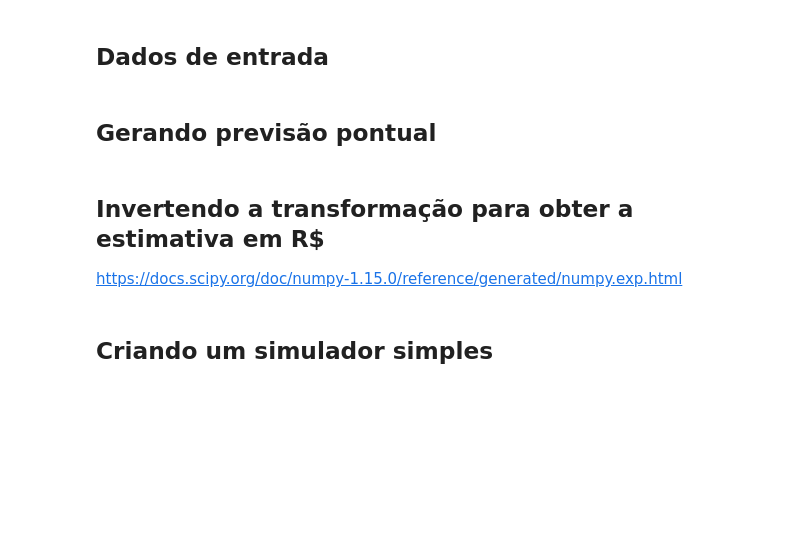
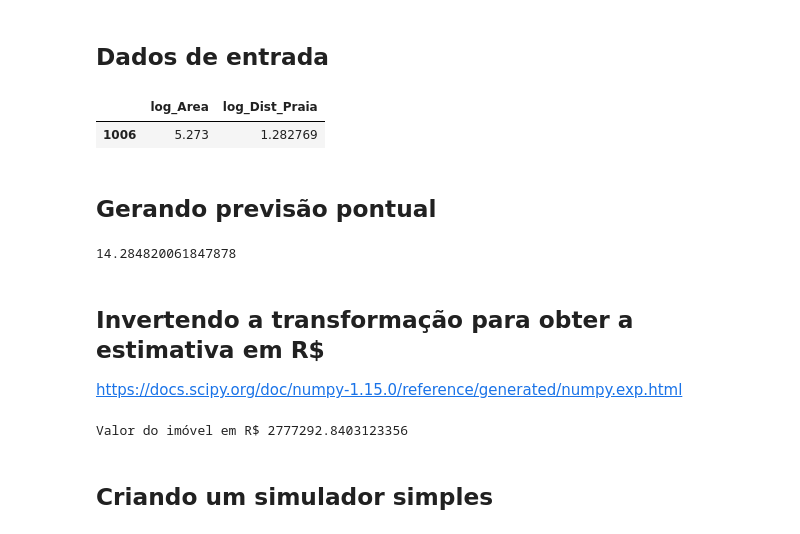
Before and after one commit to Igorth/alura_data_science, a Jupyter notebook: Data Science - Regressao Linear, assimetria, statsmodel/Projeto/Regressao Linear.ipynb, the cells around one changed output. Saved outputs shown, nothing was run; the diff lists cells and outputs as text; code cells hidden in the pictures; blank space fills up the shorter version.

```diff
--- a/Data Science - Regressao Linear, assimetria, statsmodel/Projeto/Regressao Linear.ipynb
+++ b/Data Science - Regressao Linear, assimetria, statsmodel/Projeto/Regressao Linear.ipynb
@@ -473,11 +473,26 @@ R2: 0.79
 <hr style='border: 2px solid red;'>
 # %% [markdown]
 ## Dados de entrada
+# %%
+entrance = X_test[0:1]
+# %%
+entrance
+# %% [output]
+|  | log_Area | log_Dist_Praia |
+| 1006 | 5.273 | 1.282769 |
 # %% [markdown]
 ## Gerando previsão pontual
+# %%
+model.predict(entrance)[0]
+# %% [output]
+14.284820061847878
 # %% [markdown]
 ## Invertendo a transformação para obter a estimativa em R$
 
 https://docs.scipy.org/doc/numpy-1.15.0/reference/generated/numpy.exp.html
+# %%
+print('Valor do imóvel em R$ {}'.format(np.exp(model.predict(entrance)[0])))
+# %% [output]
+Valor do imóvel em R$ 2777292.8403123356
 # %% [markdown]
 ## Criando um simulador simples
```
Also changed, not shown: parts of 13 cells of this notebook.
